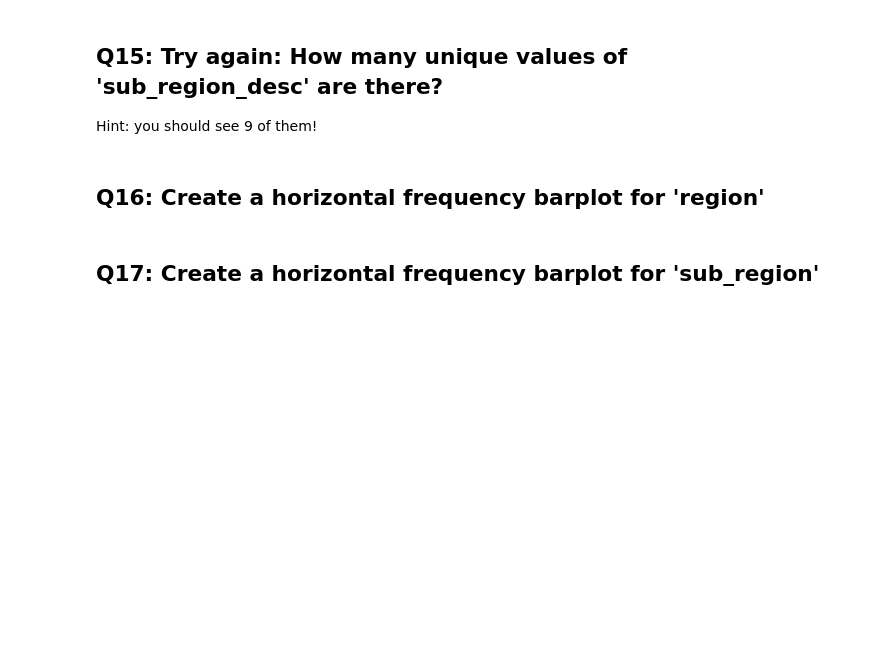
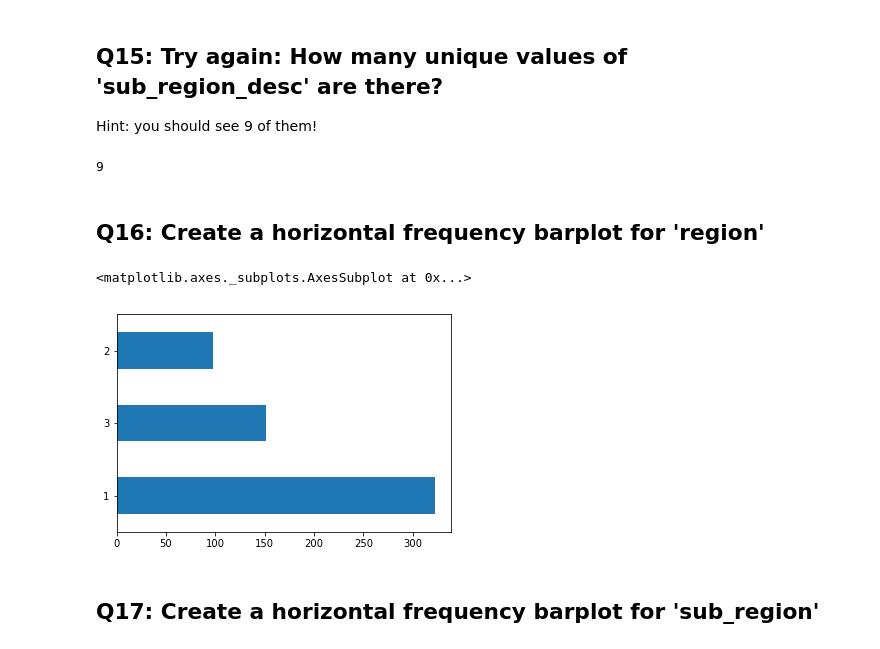
Before and after one commit to willtseng12/dsp, a Jupyter notebook: python/pandas/3_pandas_olive_answers_will.ipynb, the cells around one changed output. Cells and saved outputs as stored; diff of their text form; code cells hidden in the pictures; blank space fills up the shorter version.

```diff
--- a/python/pandas/3_pandas_olive_answers_will.ipynb
+++ b/python/pandas/3_pandas_olive_answers_will.ipynb
@@ -76,6 +93,11 @@ df = pd.read_csv('olive.csv')
 # %% [markdown]
 ## Q8:  Create a new column
 ### Copy the column to:  'Unnamed: 0' to 'sub_region_raw'
+# %%
+df['sub_region_raw'] = df['Unnamed: 0']
 # %% [markdown]
 ## Q9:  Rename a column
 ### 'Unnamed: 0' to:  'sub_region_desc'
+# %%
+df = df.rename(columns = {'Unnamed: 0' : 'sub_region_desc'})
+df
@@ -82,2 +118,5 @@ df = pd.read_csv('olive.csv')
 # %% [markdown]
 ## Q10:  Rename the column 'area' to:  'sub_region'
+# %%
+df = df.rename(columns = {'area' : 'sub_region'})
+df
@@ -106,3 +171,6 @@ sub_region_desc
 
 Hint:  check out this link
 http://stackoverflow.com/questions/39583264/pandas-strip-numbers-and-parenthesis-from-string
+# %%
+df['sub_region_desc'] = df['sub_region_desc'].astype(str).str.replace(r'\d+\.', '')
+df
@@ -115,7 +197,16 @@ http://stackoverflow.com/questions/39583264/pandas-strip-numbers-and-parenthesis
 # %% [markdown]
 ## Q15:  Try again:  How many unique values of 'sub_region_desc' are there?
 Hint:  you should see 9 of them!
+# %%
+ len(df['sub_region_desc'].unique())
+# %% [output]
+9
 # %% [markdown]
 ## Q16:   Create a horizontal frequency barplot for 'region'
+# %%
+ df['region'].value_counts().plot('barh')
+# %% [output]
+<matplotlib.axes._subplots.AxesSubplot at 0x...>
+[figure, added]
 # %% [markdown]
 ## Q17:   Create a horizontal frequency barplot for 'sub_region'
```
Also changed, not shown: parts of 13 cells of this notebook.
